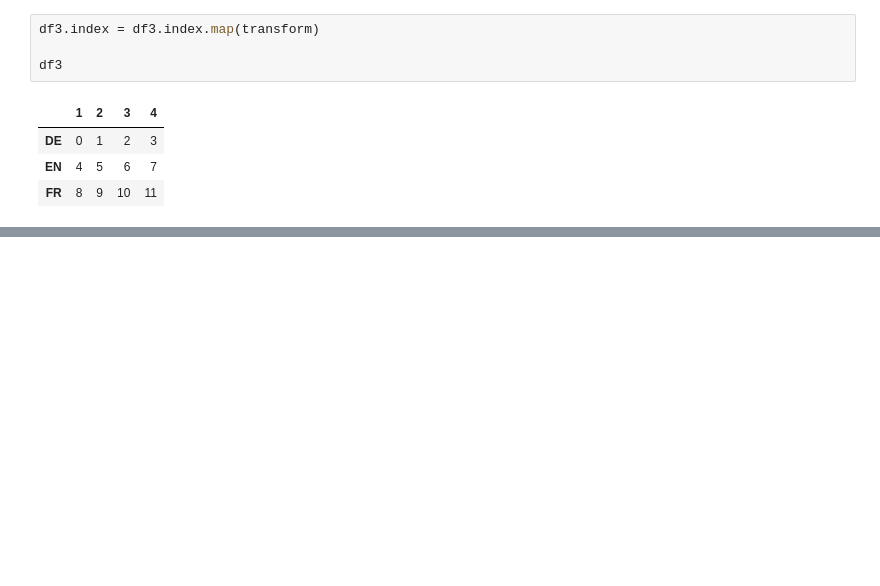
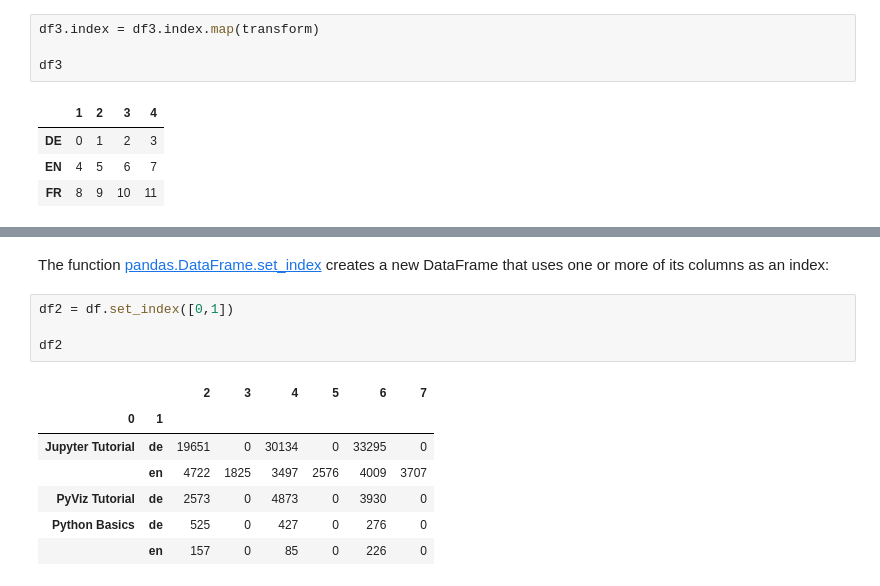
Before and after one commit to veit/jupyter-tutorial, a Jupyter notebook: docs/workspace/pandas/indexing.ipynb, the cells around one changed output, grey strips where cells are left out. Saved outputs shown, nothing was run; the diff lists cells and outputs as text; blank space fills up the shorter version.

```diff
--- a/docs/workspace/pandas/indexing.ipynb
+++ b/docs/workspace/pandas/indexing.ipynb
@@ -515,0 +580,14 @@ Data selection performance is much better for hierarchically indexed objects if
+# %% [markdown]
+The function [pandas.DataFrame.set_index](https://pandas.pydata.org/docs/reference/api/pandas.DataFrame.set_index.html) creates a new DataFrame that uses one or more of its columns as an index:
+# %%
+df2 = df.set_index([0,1])
+
+df2
+# %% [output]
+|  |  | 2 | 3 | 4 | 5 | 6 | 7 |
+| 0 | 1 |  |  |  |  |  |  |
+| Jupyter Tutorial | de | 19651 | 0 | 30134 | 0 | 33295 | 0 |
+|  | en | 4722 | 1825 | 3497 | 2576 | 4009 | 3707 |
+| PyViz Tutorial | de | 2573 | 0 | 4873 | 0 | 3930 | 0 |
+| Python Basics | de | 525 | 0 | 427 | 0 | 276 | 0 |
+|  | en | 157 | 0 | 85 | 0 | 226 | 0 |
```
Also changed, not shown: parts of 90 cells of this notebook.
